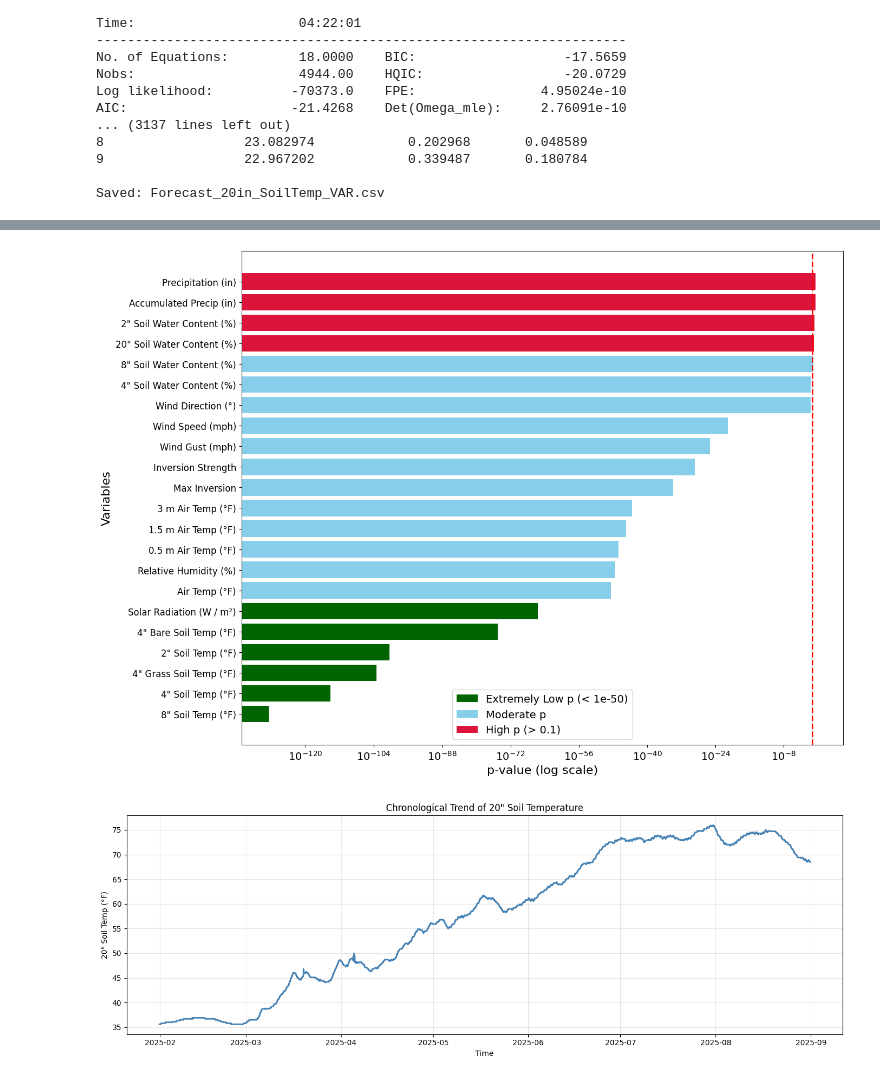
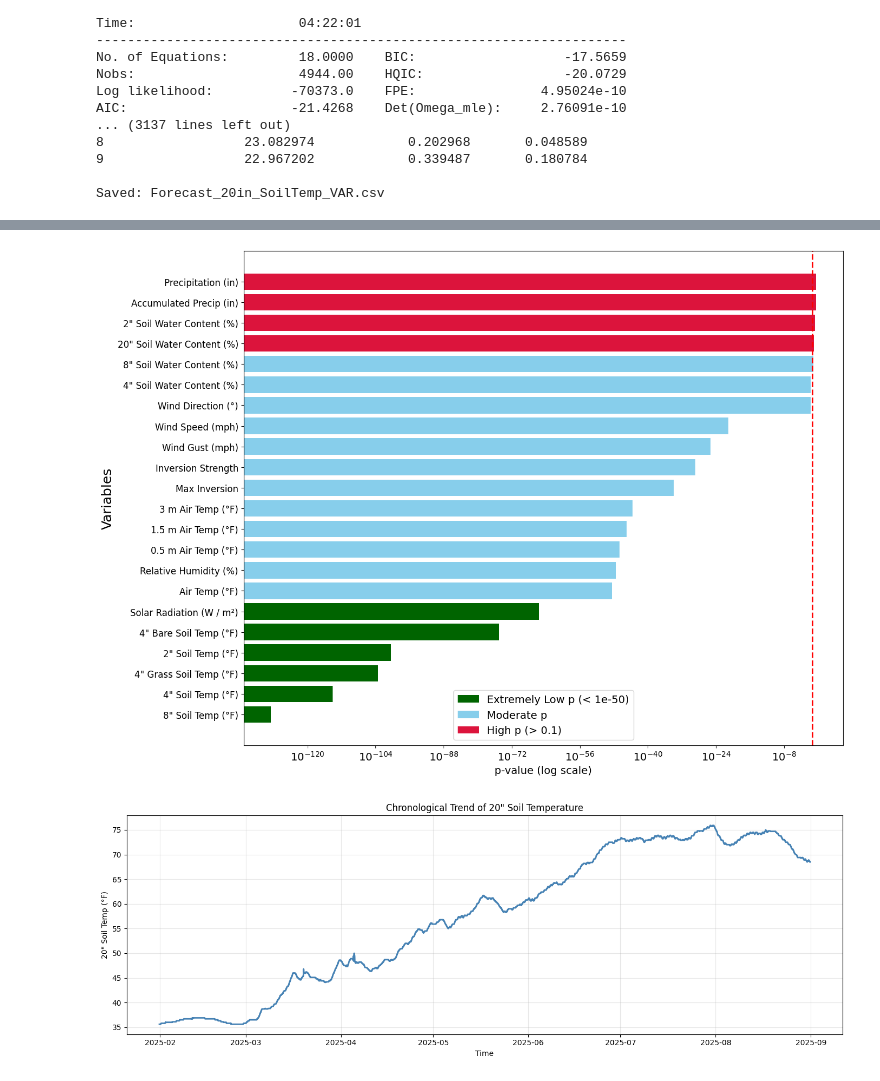
Before and after one commit to saurabhshivpuje/Indiana_Agri_Soil_Study, a Jupyter notebook: granger_VAR_forecasting.ipynb, the cells around one changed output, grey strips where cells are left out. Cells and saved outputs as stored; diff of their text form; code cells hidden in the pictures.

```diff
--- a/granger_VAR_forecasting.ipynb
+++ b/granger_VAR_forecasting.ipynb
@@ -260,36 +135,36 @@ very_high = 0.1
 colors = []
 for val in pvals.values:
     if val < extremely_low:
         colors.append("darkgreen")  # swapped: extremely small p is now green
     elif val > very_high:
         colors.append("crimson")  # swapped: high p is now red
     else:
         colors.append("skyblue")
 
 plt.figure(figsize=(14, 10))
 plt.barh(pvals.index, pvals.values, color=colors)
 
 plt.axvline(0.05, color="red", linestyle="--", linewidth=2)
 
 plt.xscale("log")
-plt.xlabel("p-value (log scale)", fontsize=16)
-plt.ylabel("Variables", fontsize=16)
+plt.xlabel("p-value (log scale)", fontsize=14)
+plt.ylabel("Variables", fontsize=18)
 # plt.title("Granger Causality Significance for Predicting 20 inch Soil Temp", fontsize=20)
 
 plt.xticks(fontsize=14)
 plt.yticks(fontsize=12)
 
 legend_items = [
     Patch(facecolor="darkgreen", label="Extremely Low p (< 1e-50)"),
     Patch(facecolor="skyblue", label="Moderate p"),
     Patch(facecolor="crimson", label="High p (> 0.1)")
 ]
 
 plt.legend(handles=legend_items, fontsize=14)
 plt.tight_layout()
 plt.show()
 # %% [output]
-[figure, old version]
+[figure, new version]
 # %%
 import pandas as pd
 import matplotlib.pyplot as plt
```
Also changed, not shown: parts of 3 cells of this notebook.
